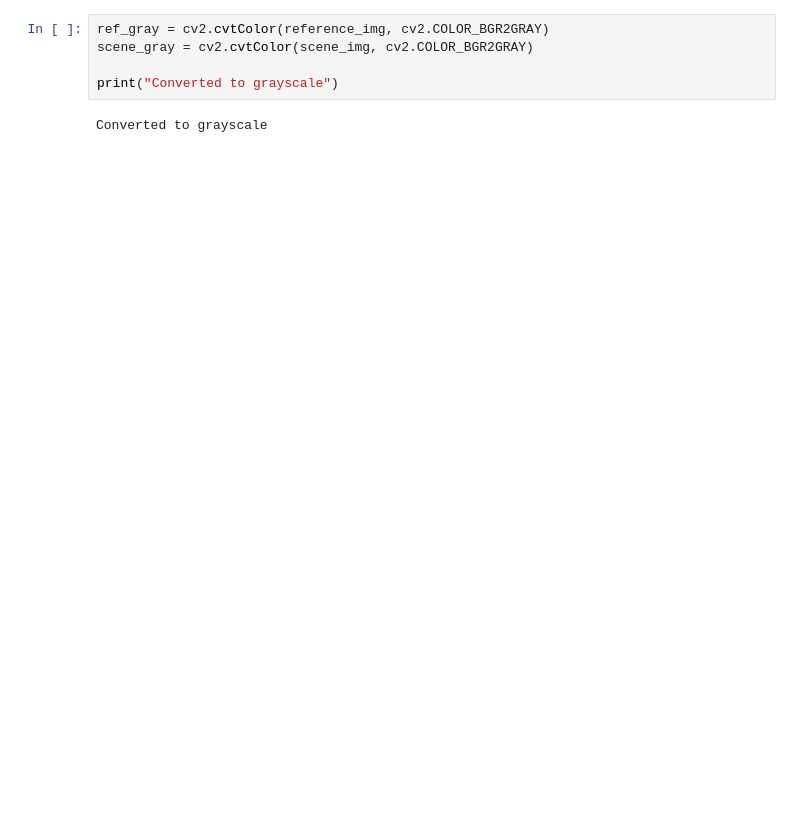
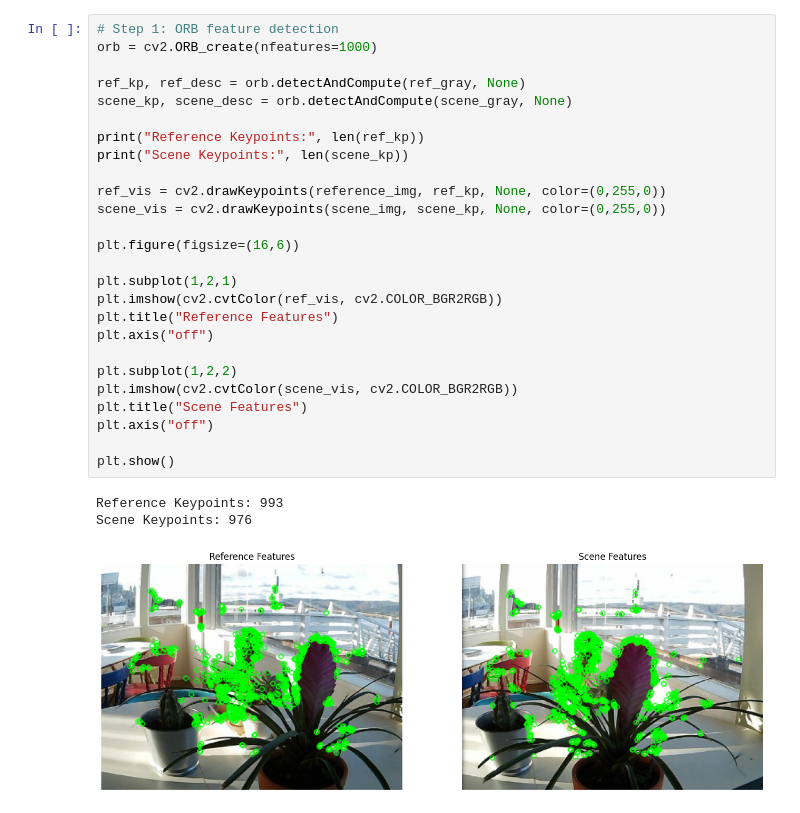
Before and after one commit to Kamalesh-Suresh-Kumar/VI-Image-Processing-and-Computer-Vision, a Jupyter notebook: LAB10/ARusingFeaturematching.ipynb, the cells around one changed output. Cells and saved outputs as stored; diff of their text form; blank space fills up the shorter version.

```diff
--- a/LAB10/ARusingFeaturematching.ipynb
+++ b/LAB10/ARusingFeaturematching.ipynb
@@ -56,8 +69,31 @@ Type: uint8
 # %%
-ref_gray = cv2.cvtColor(reference_img, cv2.COLOR_BGR2GRAY)
-scene_gray = cv2.cvtColor(scene_img, cv2.COLOR_BGR2GRAY)
+# Step 1: ORB feature detection
+orb = cv2.ORB_create(nfeatures=1000)
 
-print("Converted to grayscale")
+ref_kp, ref_desc = orb.detectAndCompute(ref_gray, None)
+scene_kp, scene_desc = orb.detectAndCompute(scene_gray, None)
+
+print("Reference Keypoints:", len(ref_kp))
+print("Scene Keypoints:", len(scene_kp))
+
+ref_vis = cv2.drawKeypoints(reference_img, ref_kp, None, color=(0,255,0))
+scene_vis = cv2.drawKeypoints(scene_img, scene_kp, None, color=(0,255,0))
+
+plt.figure(figsize=(16,6))
+
+plt.subplot(1,2,1)
+plt.imshow(cv2.cvtColor(ref_vis, cv2.COLOR_BGR2RGB))
+plt.title("Reference Features")
+plt.axis("off")
+
+plt.subplot(1,2,2)
+plt.imshow(cv2.cvtColor(scene_vis, cv2.COLOR_BGR2RGB))
+plt.title("Scene Features")
+plt.axis("off")
+
+plt.show()
 # %% [output]
-Converted to grayscale
+Reference Keypoints: 993
+Scene Keypoints: 976
+[figure, added]
 # %%
```
Also changed, not shown: parts of 16 cells of this notebook, 23 other files.
